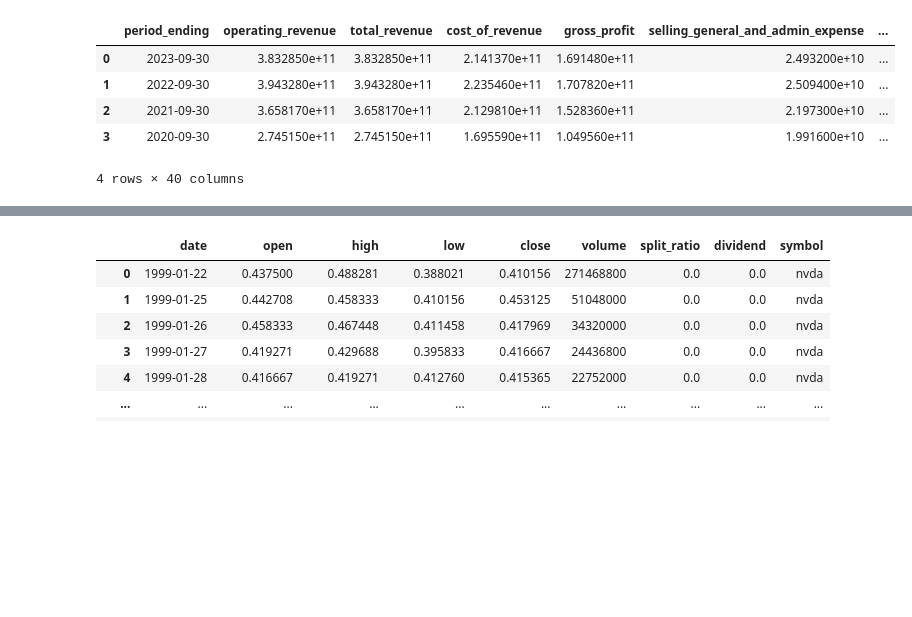
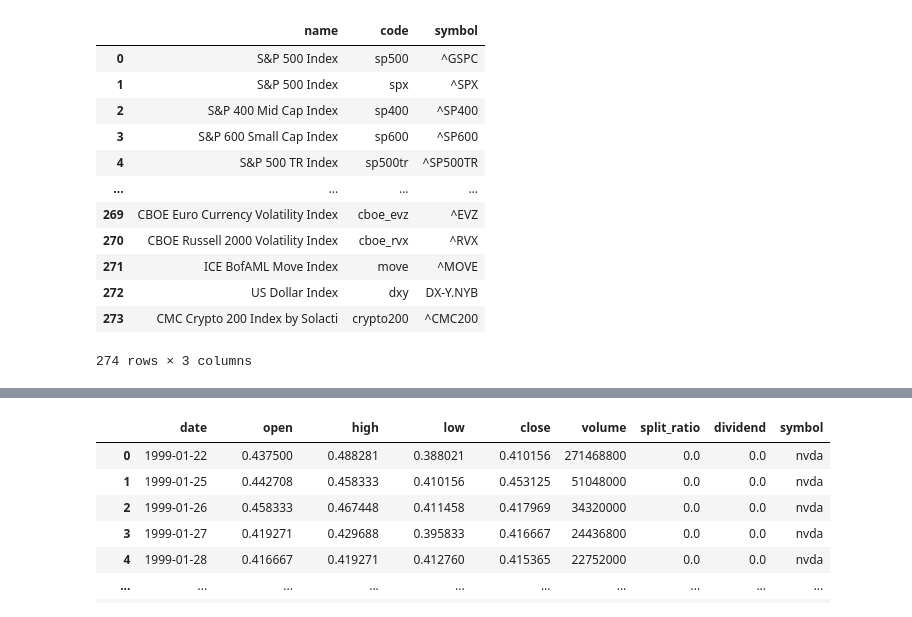
Before and after one commit to lxy000719/finance, a Jupyter notebook: stock.ipynb, the cells around one changed output, grey strips where cells are left out. Saved outputs shown, nothing was run; the diff lists cells and outputs as text; code cells hidden in the pictures; blank space fills up the shorter version.

```diff
--- a/stock.ipynb
+++ b/stock.ipynb
@@ -44,9 +68,16 @@ obb.user.preferences.output_type = "dataframe"
 # %%
-obb.equity.fundamental.income(symbol='AAPL', provider='yfinance')
+obb.index.available(provider='yfinance')
 # %% [output]
-|  | period_ending | operating_revenue | total_revenue | cost_of_revenue | gross_profit | selling_general_and_admin_expense | ... |
-| 0 | 2023-09-30 | 3.832850e+11 | 3.832850e+11 | 2.141370e+11 | 1.691480e+11 | 2.493200e+10 | ... |
-| 1 | 2022-09-30 | 3.943280e+11 | 3.943280e+11 | 2.235460e+11 | 1.707820e+11 | 2.509400e+10 | ... |
-| 2 | 2021-09-30 | 3.658170e+11 | 3.658170e+11 | 2.129810e+11 | 1.528360e+11 | 2.197300e+10 | ... |
-| 3 | 2020-09-30 | 2.745150e+11 | 2.745150e+11 | 1.695590e+11 | 1.049560e+11 | 1.991600e+10 | ... |
+|  | name | code | symbol |
+| 0 | S&P 500 Index | sp500 | ^GSPC |
+| 1 | S&P 500 Index | spx | ^SPX |
+| 2 | S&P 400 Mid Cap Index | sp400 | ^SP400 |
+| 3 | S&P 600 Small Cap Index | sp600 | ^SP600 |
+| 4 | S&P 500 TR Index | sp500tr | ^SP500TR |
+| ... | ... | ... | ... |
+| 269 | CBOE Euro Currency Volatility Index | cboe_evz | ^EVZ |
+| 270 | CBOE Russell 2000 Volatility Index | cboe_rvx | ^RVX |
+| 271 | ICE BofAML Move Index | move | ^MOVE |
+| 272 | US Dollar Index | dxy | DX-Y.NYB |
+| 273 | CMC Crypto 200 Index by Solacti | crypto200 | ^CMC200 |
-4 rows × 40 columns
+274 rows × 3 columns
```
Also changed, not shown: parts of 14 cells of this notebook.
